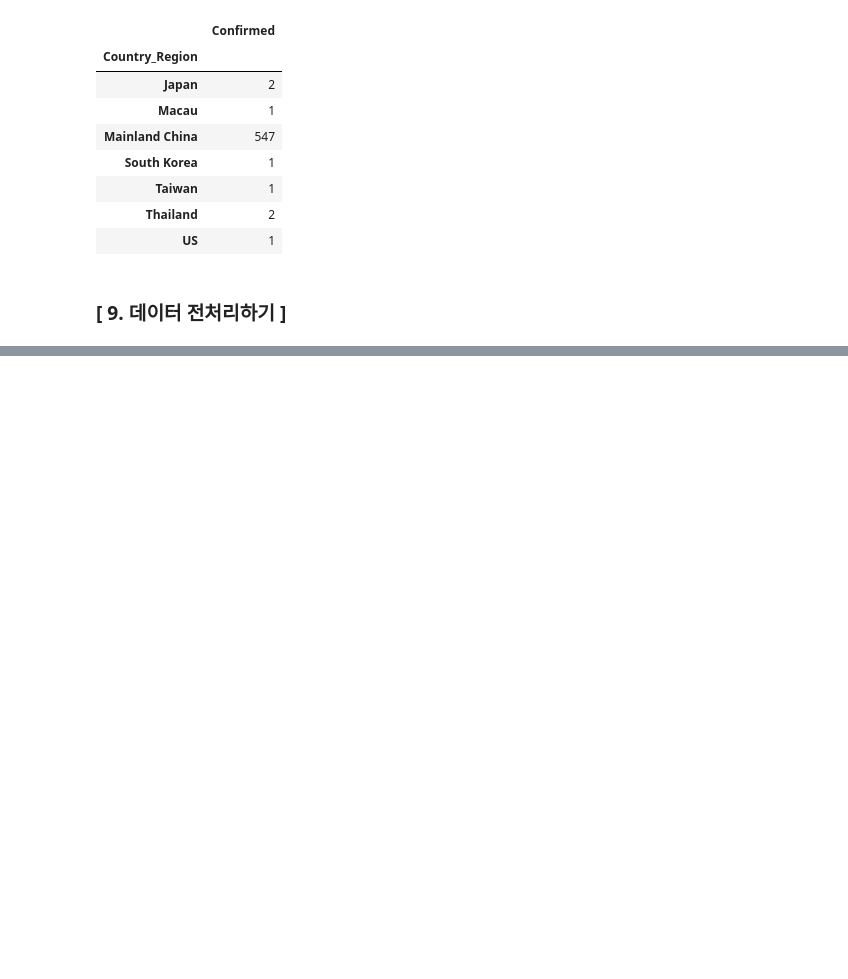
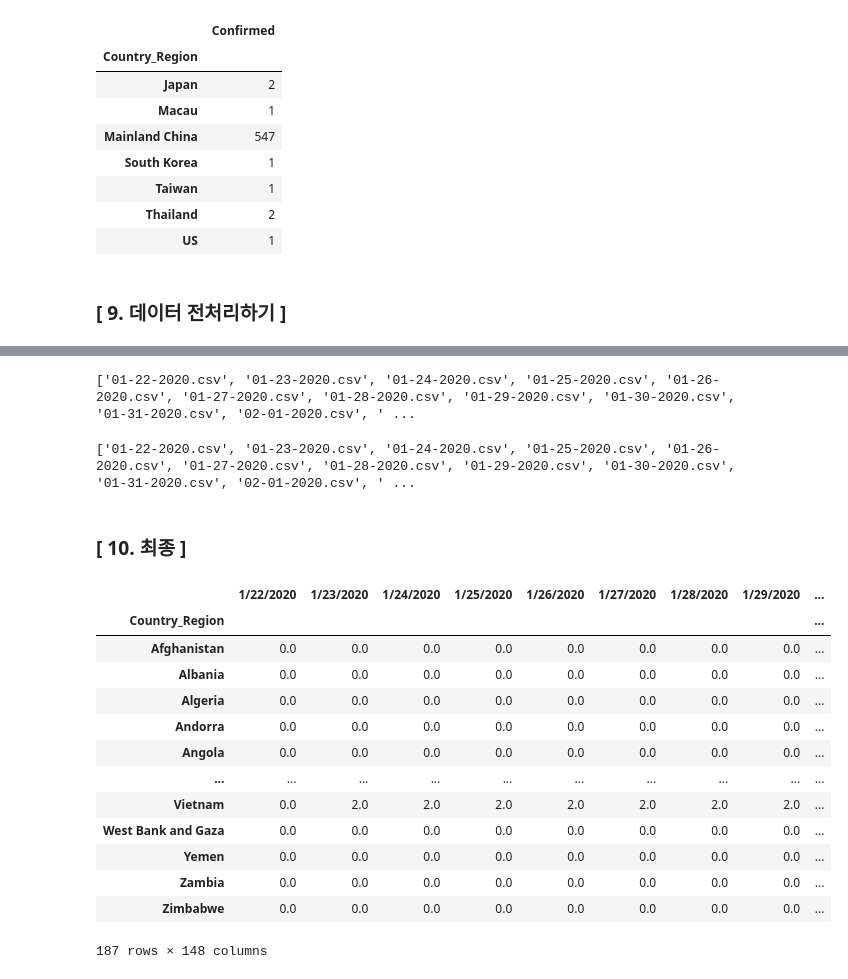
Before and after one commit to jhryu1208/Python_DataAnalysis_Pandas, a Jupyter notebook: Pandas/Pandas_Real_Data_Processing.ipynb, the cells around one changed output, grey strips where cells are left out. Cells and saved outputs as stored; diff of their text form; code cells hidden in the pictures; blank space fills up the shorter version.

```diff
--- a/Pandas/Pandas_Real_Data_Processing.ipynb
+++ b/Pandas/Pandas_Real_Data_Processing.ipynb
@@ -421,0 +488,3 @@ doc
+# %%
+doc = pd.merge(doc1, doc2, how = 'outer', left_index = True, right_index = True)
+doc.head()
@@ -421,0 +499,3 @@ doc
+# %%
+doc = doc.fillna(0)
+doc.head()
@@ -421,0 +514,24 @@ doc
+# %%
+import os
+
+path = 'COVID-19-master/csse_covid_19_data/csse_covid_19_daily_reports/'
+file_list = os.listdir(path)
+csv_list = []
+
+for file in file_list:
+    # csv 확장자만 뽑아내기
+    if file.split('.')[-1] == 'csv': # 반드시 -1!!
+        csv_list.append(file)
+
+print(csv_list)
+# %% [output]
+['01-22-2020.csv', '01-23-2020.csv', '01-24-2020.csv', '01-25-2020.csv', '01-26-2020.csv', '01-27-2020.csv', '01-28-2020.csv', '01-29-2020.csv', '01-30-2020.csv', '01-31-2020.csv', '02-01-2020.csv', ' ...
+# %%
+# 오름차순 정리
+# 참고로, 내림차순의 경우는 sort(reverse = True)
+csv_list.sort()
+print(csv_list)
+# %% [output]
+['01-22-2020.csv', '01-23-2020.csv', '01-24-2020.csv', '01-25-2020.csv', '01-26-2020.csv', '01-27-2020.csv', '01-28-2020.csv', '01-29-2020.csv', '01-30-2020.csv', '01-31-2020.csv', '02-01-2020.csv', ' ...
+# %% [markdown]
+### [ 10. 최종 ]
@@ -421,0 +598,19 @@ doc
+# %%
+path = 'COVID-19-master/csse_covid_19_data/csse_covid_19_daily_reports/'
+doc = generate_dateframe_by_path(path)
+doc
+# %% [output]
+|  | 1/22/2020 | 1/23/2020 | 1/24/2020 | 1/25/2020 | 1/26/2020 | 1/27/2020 | 1/28/2020 | 1/29/2020 | ... |
+| Country_Region |  |  |  |  |  |  |  |  | ... |
+| Afghanistan | 0.0 | 0.0 | 0.0 | 0.0 | 0.0 | 0.0 | 0.0 | 0.0 | ... |
+| Albania | 0.0 | 0.0 | 0.0 | 0.0 | 0.0 | 0.0 | 0.0 | 0.0 | ... |
+| Algeria | 0.0 | 0.0 | 0.0 | 0.0 | 0.0 | 0.0 | 0.0 | 0.0 | ... |
+| Andorra | 0.0 | 0.0 | 0.0 | 0.0 | 0.0 | 0.0 | 0.0 | 0.0 | ... |
+| Angola | 0.0 | 0.0 | 0.0 | 0.0 | 0.0 | 0.0 | 0.0 | 0.0 | ... |
+| ... | ... | ... | ... | ... | ... | ... | ... | ... | ... |
+| Vietnam | 0.0 | 2.0 | 2.0 | 2.0 | 2.0 | 2.0 | 2.0 | 2.0 | ... |
+| West Bank and Gaza | 0.0 | 0.0 | 0.0 | 0.0 | 0.0 | 0.0 | 0.0 | 0.0 | ... |
+| Yemen | 0.0 | 0.0 | 0.0 | 0.0 | 0.0 | 0.0 | 0.0 | 0.0 | ... |
+| Zambia | 0.0 | 0.0 | 0.0 | 0.0 | 0.0 | 0.0 | 0.0 | 0.0 | ... |
+| Zimbabwe | 0.0 | 0.0 | 0.0 | 0.0 | 0.0 | 0.0 | 0.0 | 0.0 | ... |
+187 rows × 148 columns
```
Also changed, not shown: parts of 11 cells of this notebook, 1 other file.
